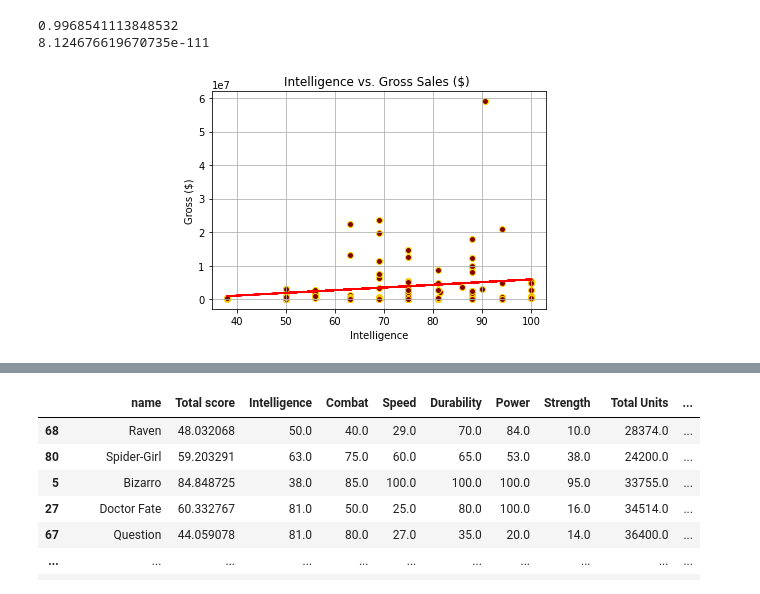
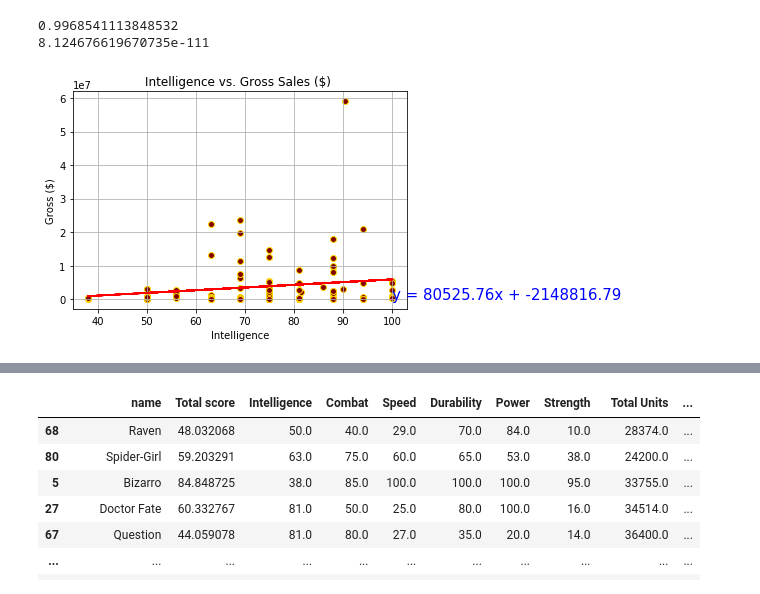
Before and after one commit to kyraha/project-one, a Jupyter notebook: csvPollGraphing.ipynb, the cells around one changed output, grey strips where cells are left out. Cells and saved outputs as stored; diff of their text form; code cells hidden in the pictures.

```diff
--- a/csvPollGraphing.ipynb
+++ b/csvPollGraphing.ipynb
@@ -385,22 +383,22 @@ print(pvalue)
 # %%
 #  Adjusted Hero Scores vs. Gross Sales ($)
 x_values = salesAndPolling_df["Intelligence"]
 y_values = salesAndPolling_df["Total Sales"]
 (slope, intercept, rvalue, pvalue, stderr) = linregress(x_values, y_values)
 regress_values = x_values * slope + intercept
 line_eq = "y = " + str(round(slope,2)) + "x + " + str(round(intercept,2))
 plt.scatter(x_values,y_values,c="maroon",edgecolors="gold")
 plt.plot(x_values,regress_values,"r-")
-plt.annotate(line_eq,(1,40),fontsize=15,color="blue")
+plt.annotate(line_eq,(100,100),fontsize=15,color="blue")
 plt.title("Intelligence vs. Gross Sales ($) ")
 plt.ylabel("Gross ($)")
 plt.xlabel("Intelligence")
 plt.grid()
 plt.show()
 
 # plt.savefig("../Images/AdjVSGross")
 
 print(rvalue)
 print(pvalue)
 # %% [output]
-[figure, old version]
+[figure, new version]
```
Also changed, not shown: parts of 18 cells of this notebook, 1 other file.
